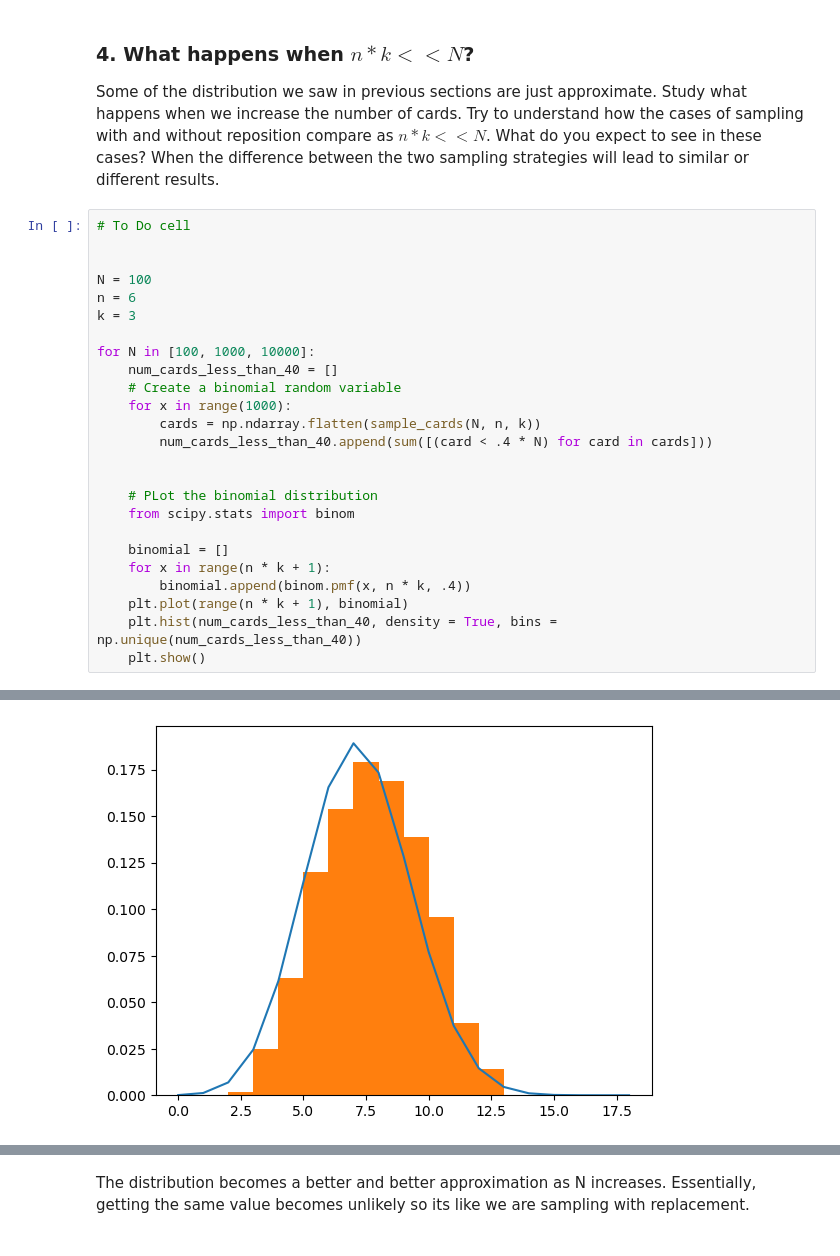
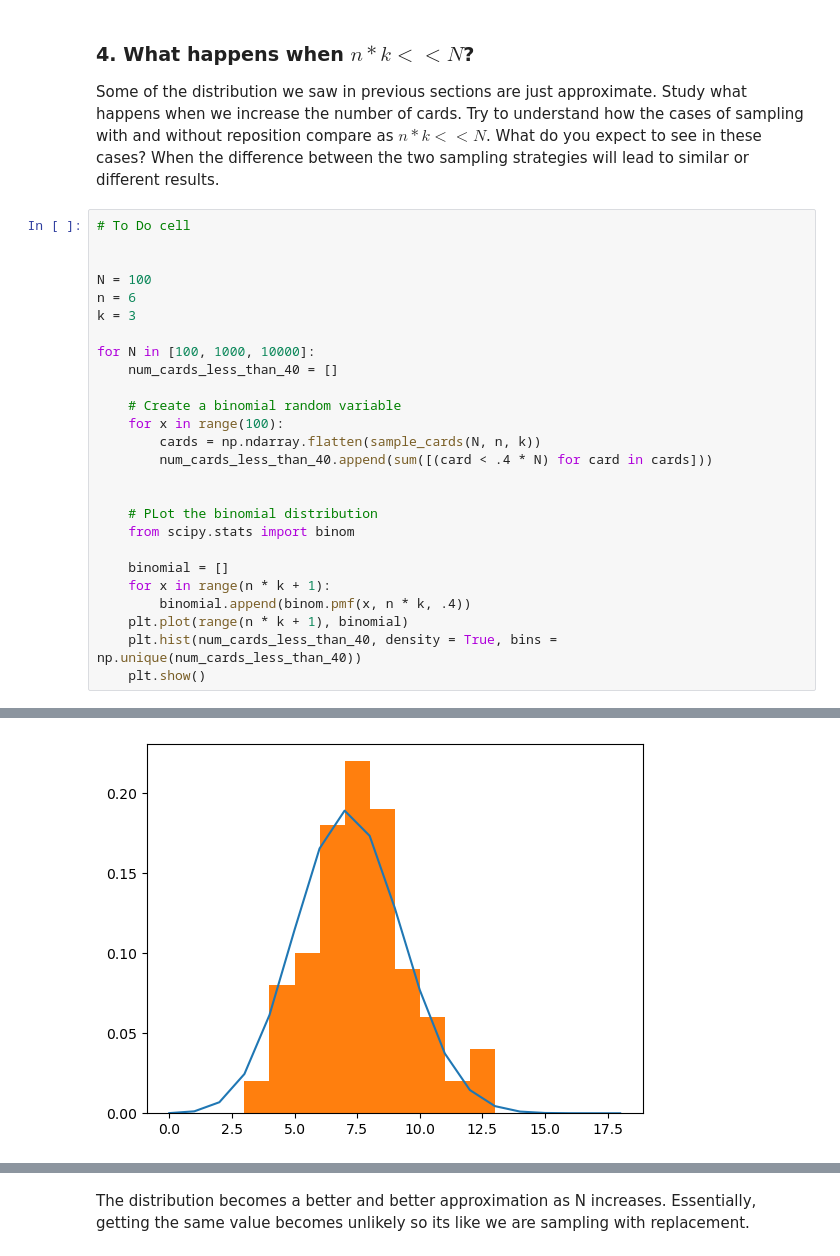
Before and after one commit to UCB-stat-201a-fall23/projectno1-themind-smcavoy5, a Jupyter notebook: Project01-TheMind.ipynb, the cells around one changed output, grey strips where cells are left out. Drawn from its saved outputs; the diff is of its cells as text.

```diff
--- a/Project01-TheMind.ipynb
+++ b/Project01-TheMind.ipynb
@@ -364,8 +364,9 @@ k = 3
 
 for N in [100, 1000, 10000]:
     num_cards_less_than_40 = []
+
     # Create a binomial random variable
-    for x in range(1000):
+    for x in range(100):
         cards = np.ndarray.flatten(sample_cards(N, n, k))
         num_cards_less_than_40.append(sum([(card < .4 * N) for card in cards]))
 
@@ -384 +385 @@ for N in [100, 1000, 10000]:
-[figure, old version]
+[figure, new version]
```
Also changed, not shown: parts of 2 cells of this notebook.
